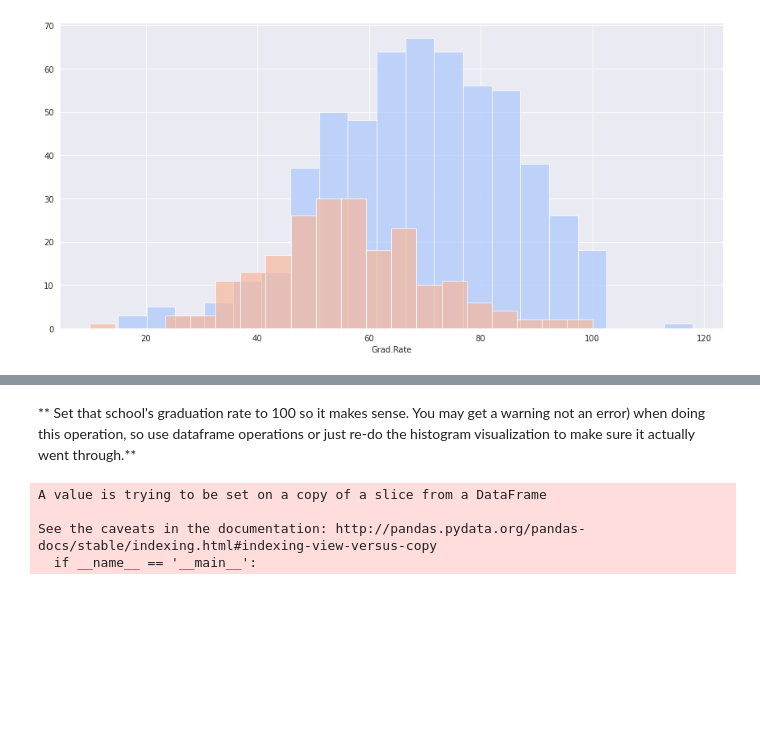
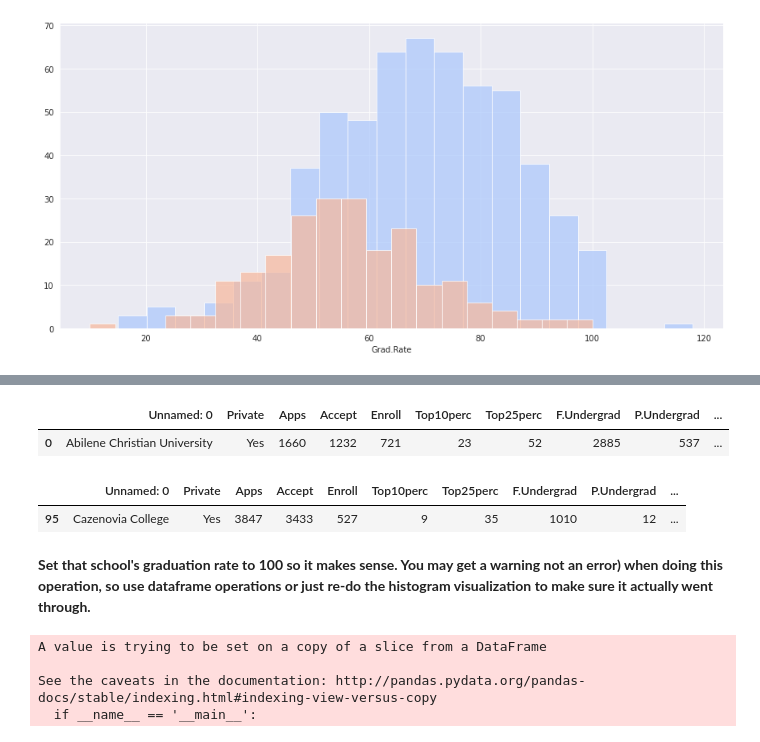
Before and after one commit to gjbergues/curso_DS, a Jupyter notebook: notebooks/15-K Means Clustering.ipynb, the cells around one changed output, grey strips where cells are left out. Drawn from its saved outputs; the diff is of its cells as text; code cells hidden in the pictures; blank space fills up the shorter version.

```diff
--- a/notebooks/15-K Means Clustering.ipynb
+++ b/notebooks/15-K Means Clustering.ipynb
@@ -134,5 +130,15 @@ g = g.map(plt.hist,'Grad.Rate', bins=20, alpha=0.7)
+# %%
+df.head(1)
+# %% [output]
+|  | Unnamed: 0 | Private | Apps | Accept | Enroll | Top10perc | Top25perc | F.Undergrad | P.Undergrad | ... |
+| 0 | Abilene Christian University | Yes | 1660 | 1232 | 721 | 23 | 52 | 2885 | 537 | ... |
+# %%
+df[df['Grad.Rate']>100]
+# %% [output]
+|  | Unnamed: 0 | Private | Apps | Accept | Enroll | Top10perc | Top25perc | F.Undergrad | P.Undergrad | ... |
+| 95 | Cazenovia College | Yes | 3847 | 3433 | 527 | 9 | 35 | 1010 | 12 | ... |
 # %% [markdown]
-** Set that school's graduation rate to 100 so it makes sense. You may get a warning not an error) when doing this operation, so use dataframe operations or just re-do the histogram visualization to make sure it actually went through.**
+**Set that school's graduation rate to 100 so it makes sense. You may get a warning not an error) when doing this operation, so use dataframe operations or just re-do the histogram visualization to make sure it actually went through.**
 # %%
 # %% [output]
 A value is trying to be set on a copy of a slice from a DataFrame
```
Also changed, not shown: parts of 2 cells of this notebook.
